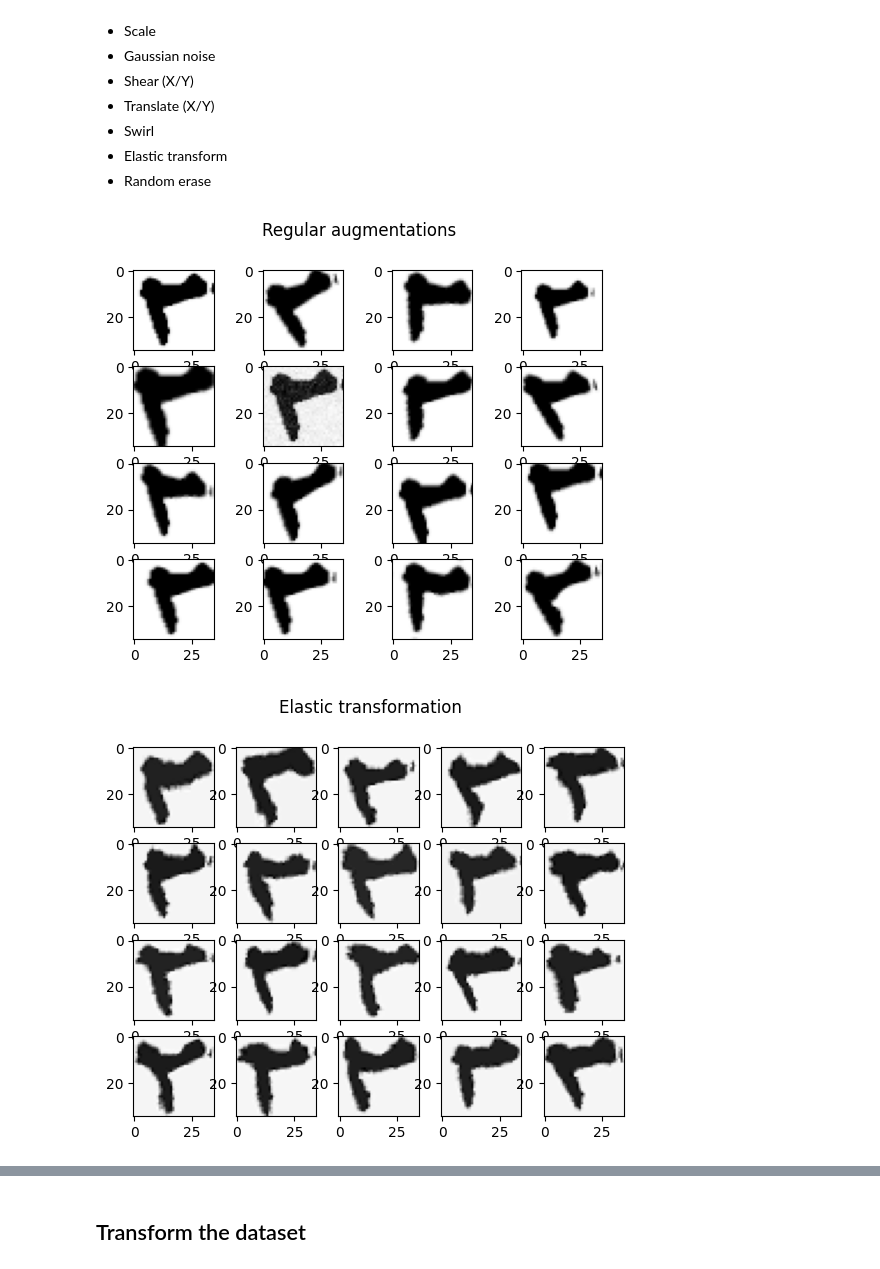
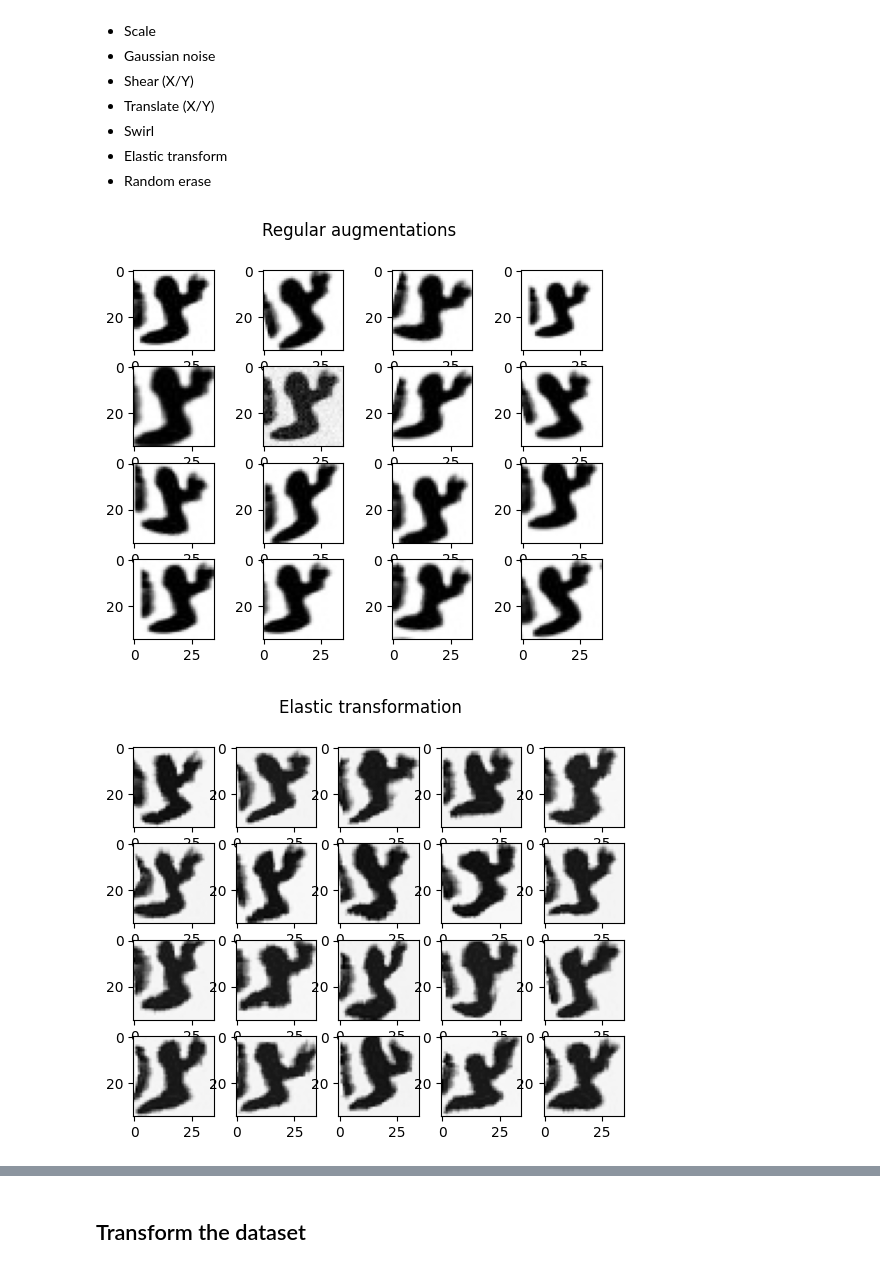
Before and after one commit to Jiayun-Zhang/HWR, a Jupyter notebook: augmentation.ipynb, the cells around one changed output, grey strips where cells are left out. Drawn from its saved outputs; the diff is of its cells as text; code cells hidden in the pictures.

```diff
--- a/augmentation.ipynb
+++ b/augmentation.ipynb
@@ -211,7 +211,7 @@ def random_erase(input_img):
         randomX1 = random.uniform(0., 0.7)
         randomX2 = random.uniform(randomX1+0.075, 1.0)
         randomY1 = random.uniform(0., 0.7)
-        randomY2 = (0.075 / (abs(randomX1 - randomX2))) + randomY1
+        randomY2 = (0.1125 / (abs(randomX1 - randomX2))) + randomY1
 
         # loop over pixels to erase
         for i in range(round(randomX1*27), round(randomX2*27)):
@@ -243,7 +243,7 @@ elastic_imgs = []
 random_erase_imgs = []
 random_augments_imgs = []
 # we will be using image 1000 to showcase the augmentations
-input_img = img_data[1000]
+input_img = img_data[1600]
 
 # augmentations
 rotated_img1 = rotate_image(input_img, -15)
@@ -272,32 +272,32 @@ regular_augment_imgs.append(gaussian_noise_img)
 regular_augment_imgs.append(shearedX_img1)
 regular_augment_imgs.append(shearedX_img2)
 regular_augment_imgs.append(shearedY_img1)
 regular_augment_imgs.append(shearedY_img2)
 regular_augment_imgs.append(translateY_img1)
 regular_augment_imgs.append(translateY_img2)
 regular_augment_imgs.append(translateX_img1)
 regular_augment_imgs.append(translateX_img2)
 regular_augment_imgs.append(swirled_image1)
 regular_augment_imgs.append(swirled_image2)
 display_images(regular_augment_imgs, "Regular augmentations")
 
 # showcase elastic transformation
 for i in range(20):
     image = elastic_transform(input_img, 50, 8)
     elastic_imgs.append(image)
 display_images(elastic_imgs, "Elastic transformation")
 
 # showcase random erase
 for i in range(20):
     image = random_erase(input_img)
     random_erase_imgs.append(image)
 display_images(random_erase_imgs, "Random erasing")
 
 # showcase 3 random augments in succession
 for i in range(20):
     image = random_augment(input_img, 2)
     random_augments_imgs.append(image)
 display_images(random_augments_imgs, "2 random succeeding augments")
 # %% [output]
-[figure, old version]
+[figure, new version]
-[figure, old version]
+[figure, new version]
```
Also changed, not shown: parts of 5 cells of this notebook, 1 other file.
